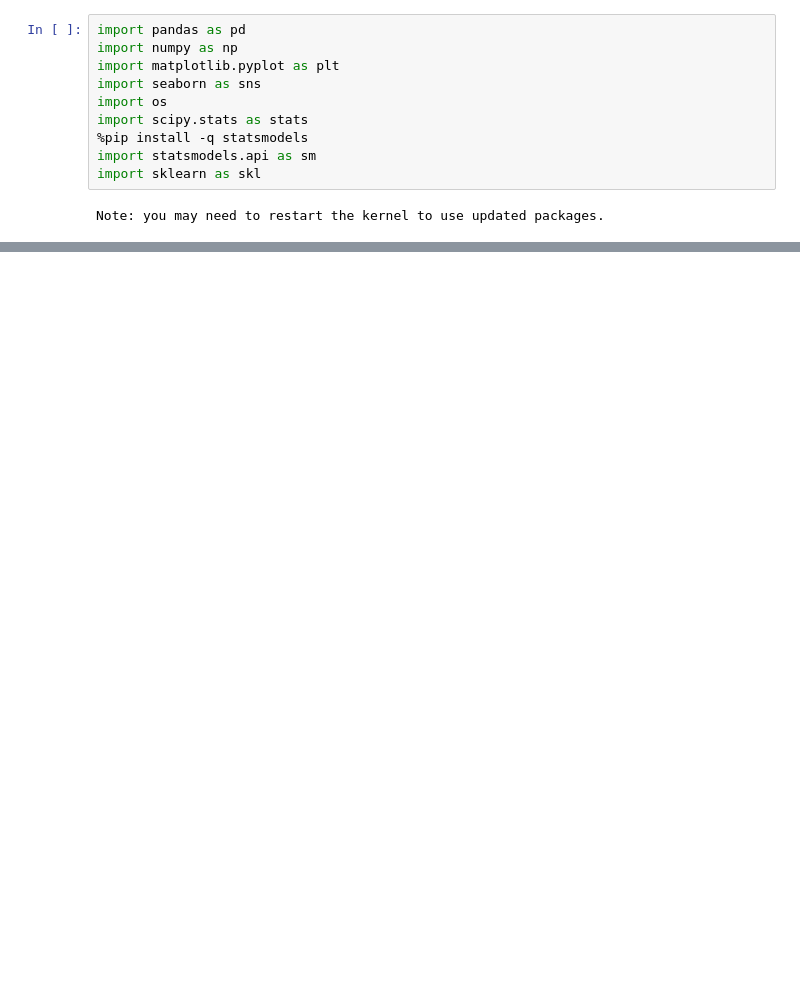
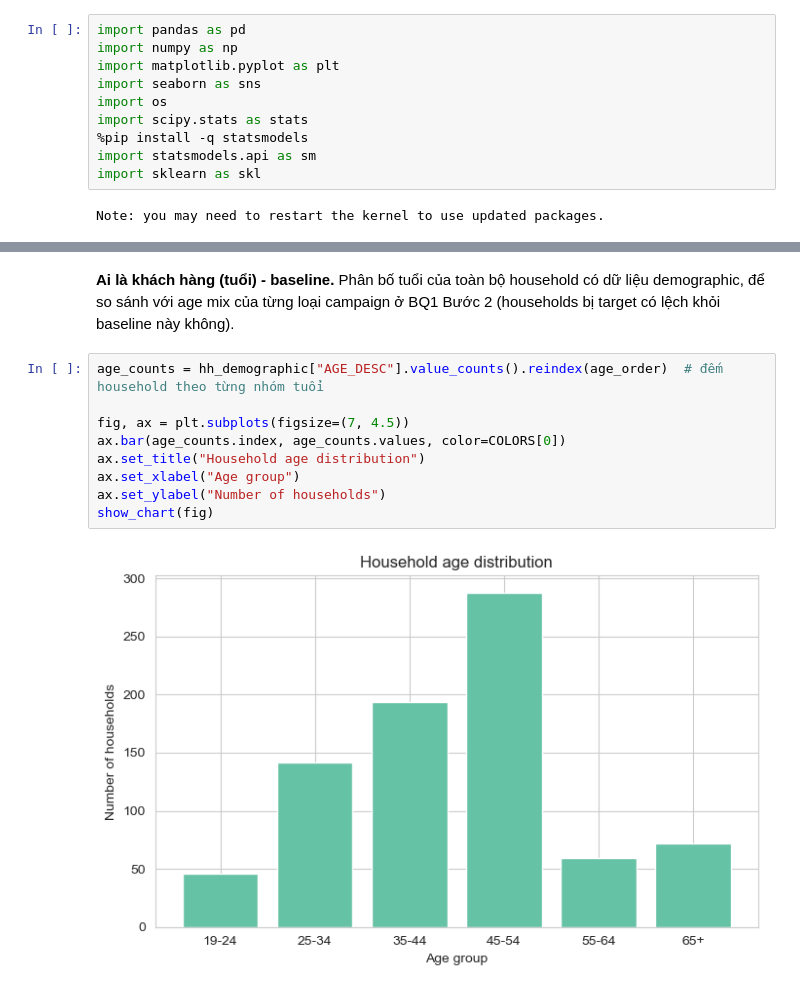
Before and after one commit to andrw0505/dunnhumby_project, a Jupyter notebook: project.ipynb, the cells around one changed output, grey strips where cells are left out. Saved outputs shown, nothing was run; the diff lists cells and outputs as text; blank space fills up the shorter version.

```diff
--- a/project.ipynb
+++ b/project.ipynb
@@ -581,0 +276,13 @@ NameError: name '__file__' is not defined
+# %% [markdown]
+**Ai là khách hàng (tuổi) - baseline.** Phân bố tuổi của toàn bộ household có dữ liệu demographic, để so sánh với age mix của từng loại campaign ở BQ1 Bước 2 (households bị target có lệch khỏi baseline này không).
+# %%
+age_counts = hh_demographic["AGE_DESC"].value_counts().reindex(age_order)  # đếm household theo từng nhóm tuổi
+
+fig, ax = plt.subplots(figsize=(7, 4.5))
+ax.bar(age_counts.index, age_counts.values, color=COLORS[0])
+ax.set_title("Household age distribution")
+ax.set_xlabel("Age group")
+ax.set_ylabel("Number of households")
+show_chart(fig)
+# %% [output]
+[figure, added]
```
Also changed, not shown: parts of 44 cells of this notebook.
